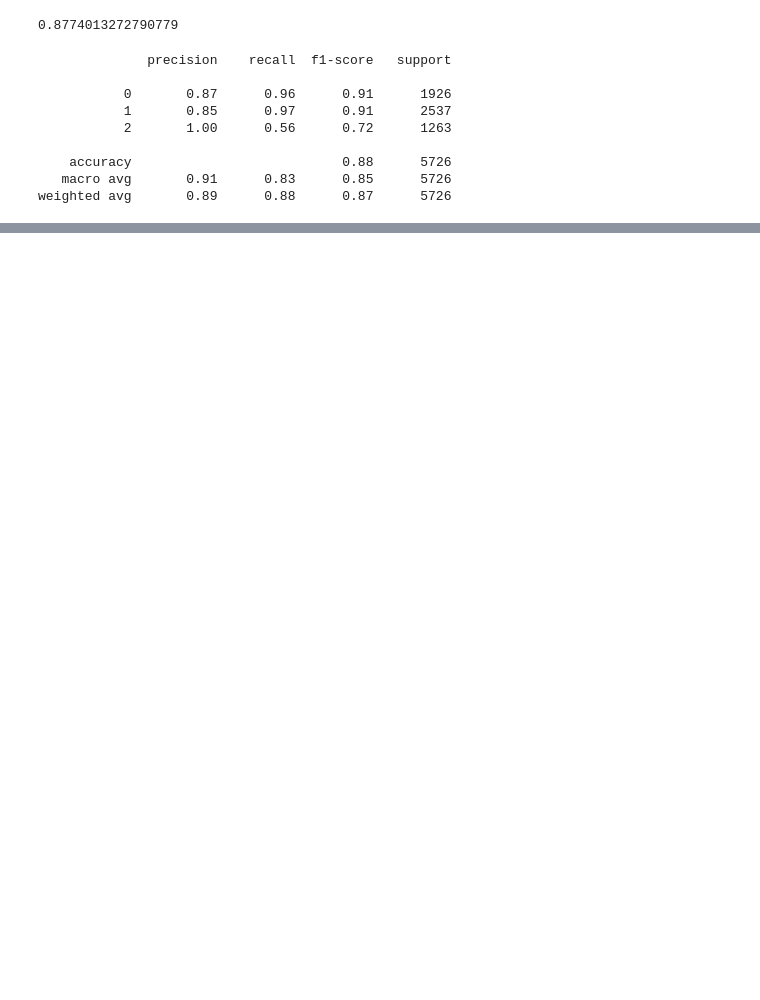
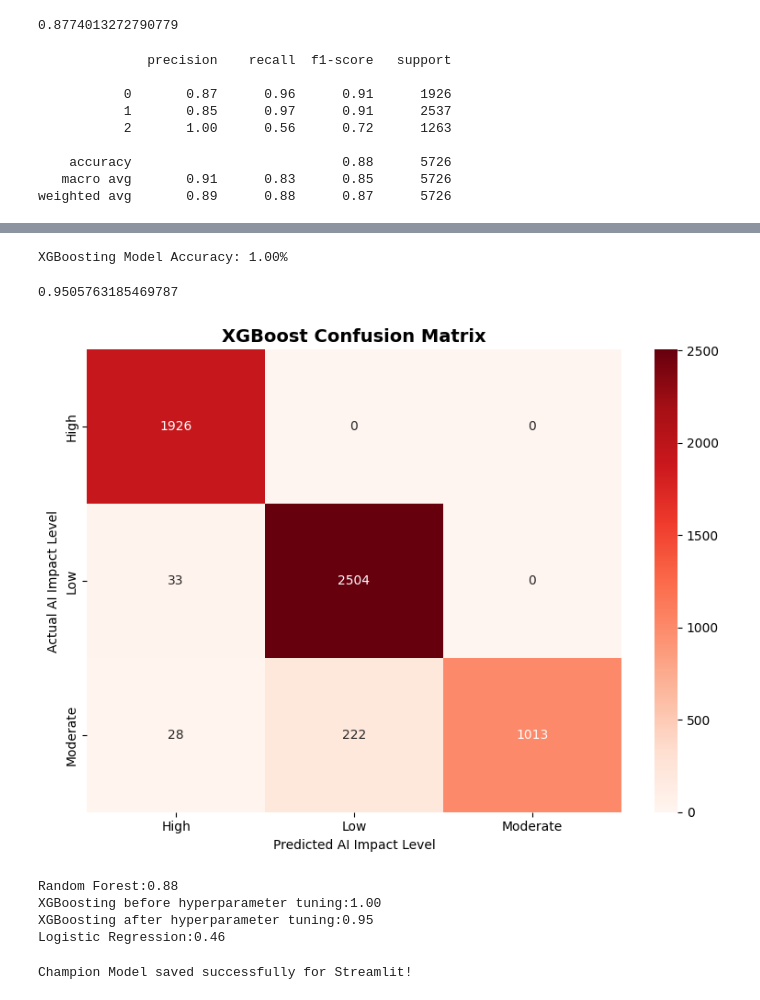
Before and after one commit to abanoubdev/tech-industry-job-openings-ironhack, a Jupyter notebook: Notebooks/machine_learning_modeling.ipynb, the cells around one changed output, grey strips where cells are left out. Drawn from its saved outputs; the diff is of its cells as text; code cells hidden in the pictures; blank space fills up the shorter version.

```diff
--- a/Notebooks/machine_learning_modeling.ipynb
+++ b/Notebooks/machine_learning_modeling.ipynb
@@ -127,0 +163,7 @@ Passing `palette` without assigning `hue` is deprecated and will be removed in v
+# %%
+for n in estimators_to_test:
+    xgb_boosting_model = XGBClassifier(n_estimators=n, max_depth=4, random_state=42, use_label_encoder=False, eval_metric='mlogloss')
+    xgb_boosting_model.fit(X_train, y_train)
+    y_pred_xgb = xgb_boosting_model.predict(X_test)
+    acc_xgb = accuracy_score(y_test, y_pred_xgb)
+    print(f"XGBoosting Model with {n} Estimators: {acc_xgb}%")
@@ -127,0 +199,50 @@ Passing `palette` without assigning `hue` is deprecated and will be removed in v
+# %%
+xgb_boosting_model = XGBClassifier(n_estimators=250, max_depth=4, random_state=42, eval_metric='mlogloss')
+xgb_boosting_model.fit(X_train, y_train)
+y_pred_xgb = xgb_boosting_model.predict(X_test)
+acc_xgb = accuracy_score(y_test, y_pred_xgb)
+print(f"XGBoosting Model Accuracy: {acc_xgb:.2f}%\n")
+# %% [output]
+XGBoosting Model Accuracy: 1.00%
+# %%
+xgb_boosting_model = XGBClassifier(
+    n_estimators=50,
+    max_depth=4,
+    learning_rate=0.05,
+    random_state=42,
+    eval_metric='mlogloss'
+)
+xgb_boosting_model.fit(X_train, y_train)
+y_pred_xgb_h = xgb_boosting_model.predict(X_test)
+acc_xgb_h = accuracy_score(y_test, y_pred_xgb_h)
+acc_xgb_h
+# %% [output]
+0.9505763185469787
+# %%
+cm = confusion_matrix(y_test, y_pred_xgb_h)
+plt.figure(figsize=(8, 6))
+sns.heatmap(cm, annot=True, fmt='d', cmap='Reds',
+            xticklabels=['High', 'Low', 'Moderate'],
+            yticklabels=['High', 'Low', 'Moderate'])
+plt.title('XGBoost Confusion Matrix', fontsize=14, fontweight='bold')
+plt.xlabel('Predicted AI Impact Level')
+plt.ylabel('Actual AI Impact Level')
+plt.tight_layout()
+plt.show()
+# %% [output]
+[figure, added]
+# %%
+print(f"Random Forest:{accuracy_score(y_test, y_pred):.2f}")
+print(f"XGBoosting before hyperparameter tuning:{acc_xgb:.2f}")
+print(f"XGBoosting after hyperparameter tuning:{acc_xgb_h:.2f}")
+print(f"Logistic Regression:{acc_lr:.2f}")
+# %% [output]
+Random Forest:0.88
+XGBoosting before hyperparameter tuning:1.00
+XGBoosting after hyperparameter tuning:0.95
+Logistic Regression:0.46
+# %%
+joblib.dump(xgb_boosting_model, '../DataSet/model/xgb_boosting_model.pkl')
+print("Champion Model saved successfully for Streamlit!")
+# %% [output]
+Champion Model saved successfully for Streamlit!
```
Also changed, not shown: parts of 18 cells of this notebook, 14 other files.
